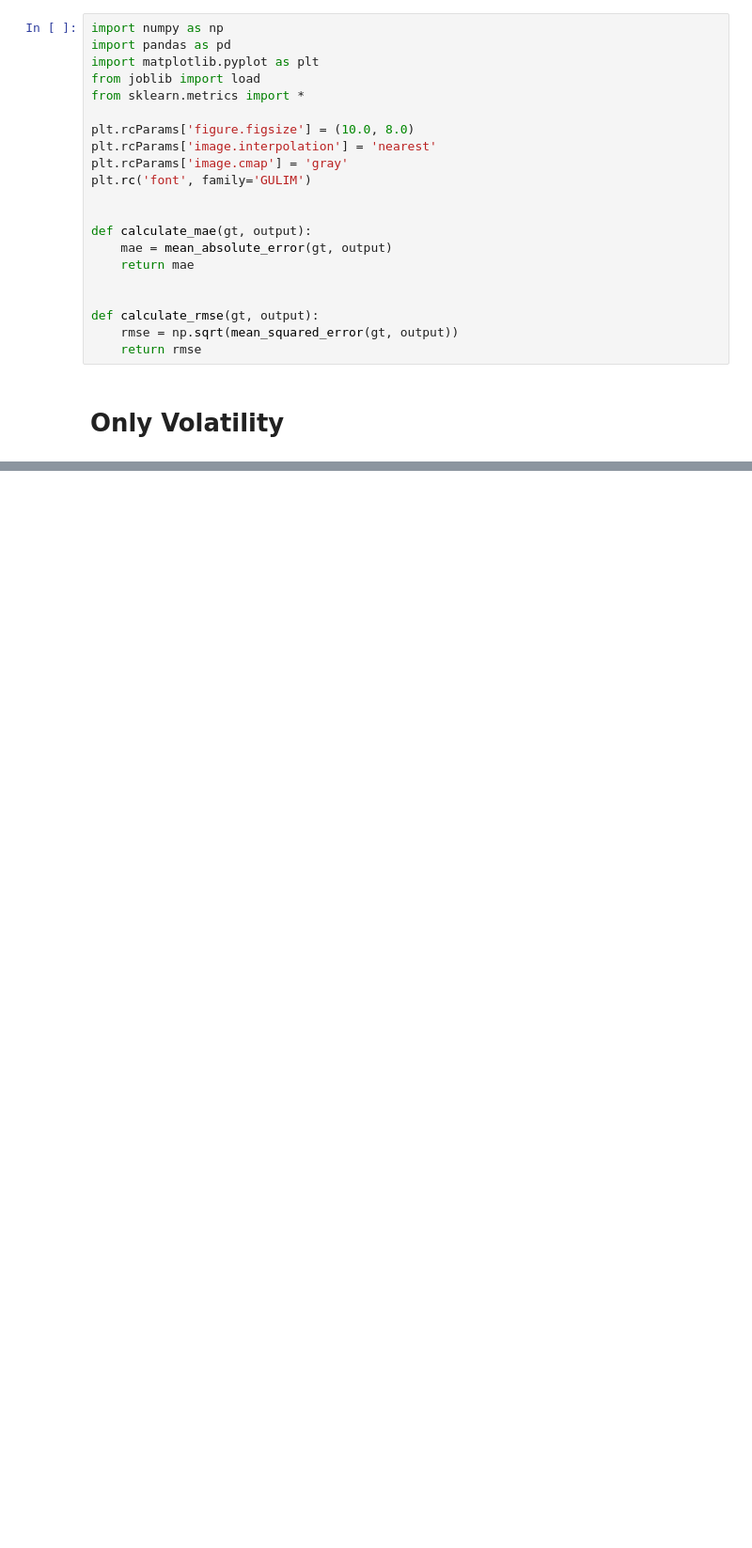
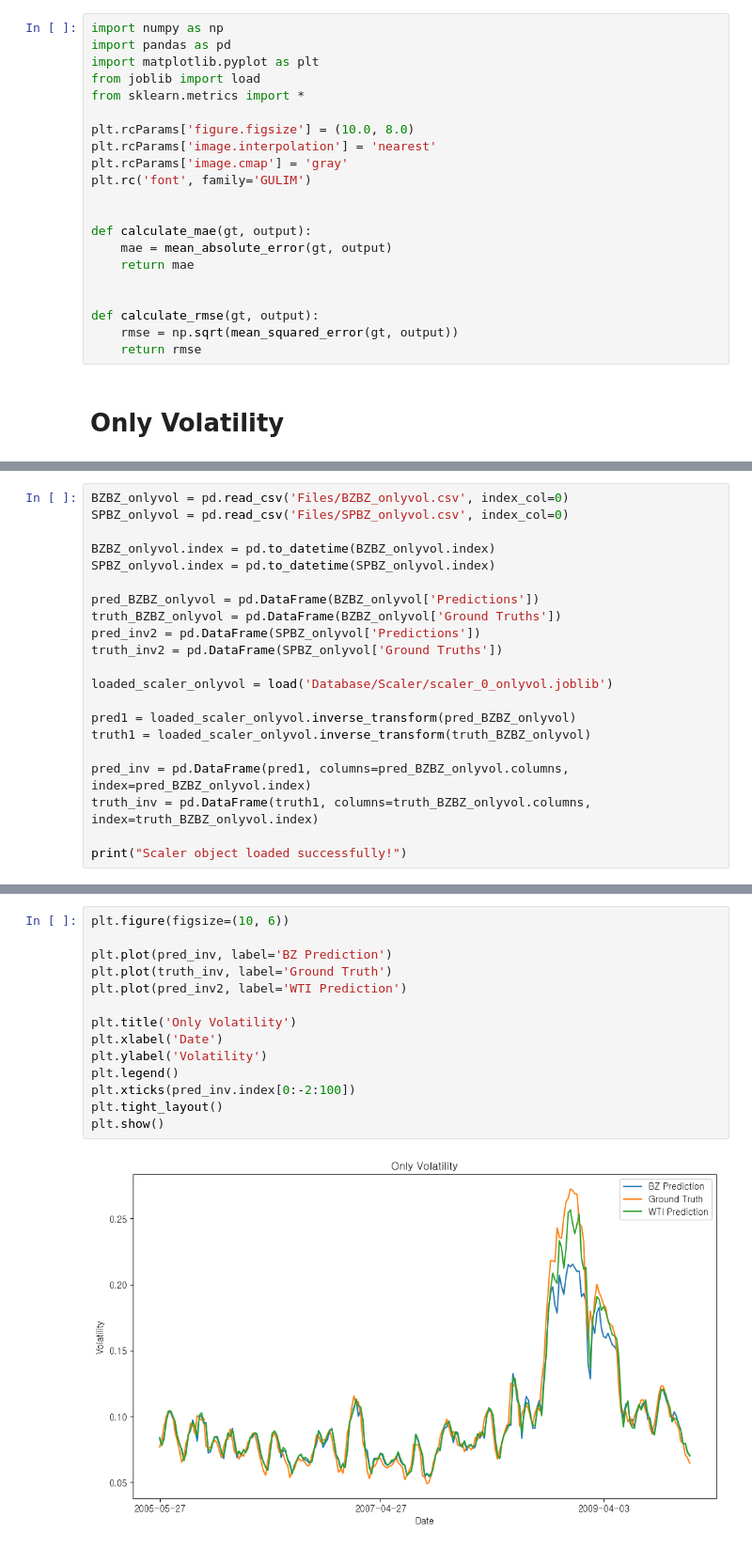
Before and after one commit to kimjuhwan1234/Volatility_Forecasting, a Jupyter notebook: EDA.ipynb, the cells around one changed output, grey strips where cells are left out. Shown at 94% size. Saved outputs shown, nothing was run; the diff lists cells and outputs as text; blank space fills up the shorter version.

```diff
--- a/EDA.ipynb
+++ b/EDA.ipynb
@@ -207,0 +24,21 @@ exterior 변동성 큰 부분
+# %%
+BZBZ_onlyvol = pd.read_csv('Files/BZBZ_onlyvol.csv', index_col=0)
+SPBZ_onlyvol = pd.read_csv('Files/SPBZ_onlyvol.csv', index_col=0)
+
+BZBZ_onlyvol.index = pd.to_datetime(BZBZ_onlyvol.index)
+SPBZ_onlyvol.index = pd.to_datetime(SPBZ_onlyvol.index)
+
+pred_BZBZ_onlyvol = pd.DataFrame(BZBZ_onlyvol['Predictions'])
+truth_BZBZ_onlyvol = pd.DataFrame(BZBZ_onlyvol['Ground Truths'])
+pred_inv2 = pd.DataFrame(SPBZ_onlyvol['Predictions'])
+truth_inv2 = pd.DataFrame(SPBZ_onlyvol['Ground Truths'])
+
+loaded_scaler_onlyvol = load('Database/Scaler/scaler_0_onlyvol.joblib')
+
+pred1 = loaded_scaler_onlyvol.inverse_transform(pred_BZBZ_onlyvol)
+truth1 = loaded_scaler_onlyvol.inverse_transform(truth_BZBZ_onlyvol)
+
+pred_inv = pd.DataFrame(pred1, columns=pred_BZBZ_onlyvol.columns, index=pred_BZBZ_onlyvol.index)
+truth_inv = pd.DataFrame(truth1, columns=truth_BZBZ_onlyvol.columns, index=truth_BZBZ_onlyvol.index)
+
+print("Scaler object loaded successfully!")
@@ -207,0 +78,16 @@ exterior 변동성 큰 부분
+# %%
+plt.figure(figsize=(10, 6))
+
+plt.plot(pred_inv, label='BZ Prediction')
+plt.plot(truth_inv, label='Ground Truth')
+plt.plot(pred_inv2, label='WTI Prediction')
+
+plt.title('Only Volatility')
+plt.xlabel('Date')
+plt.ylabel('Volatility')
+plt.legend()
+plt.xticks(pred_inv.index[0:-2:100])
+plt.tight_layout()
+plt.show()
+# %% [output]
+[figure, added]
```
Also changed, not shown: parts of 37 cells of this notebook, 9 other files.
